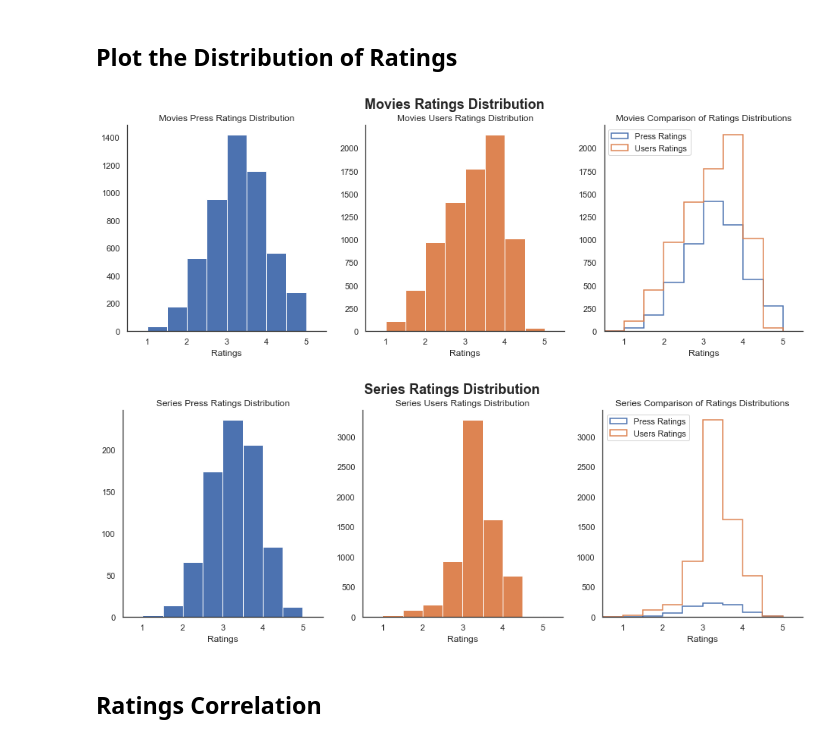
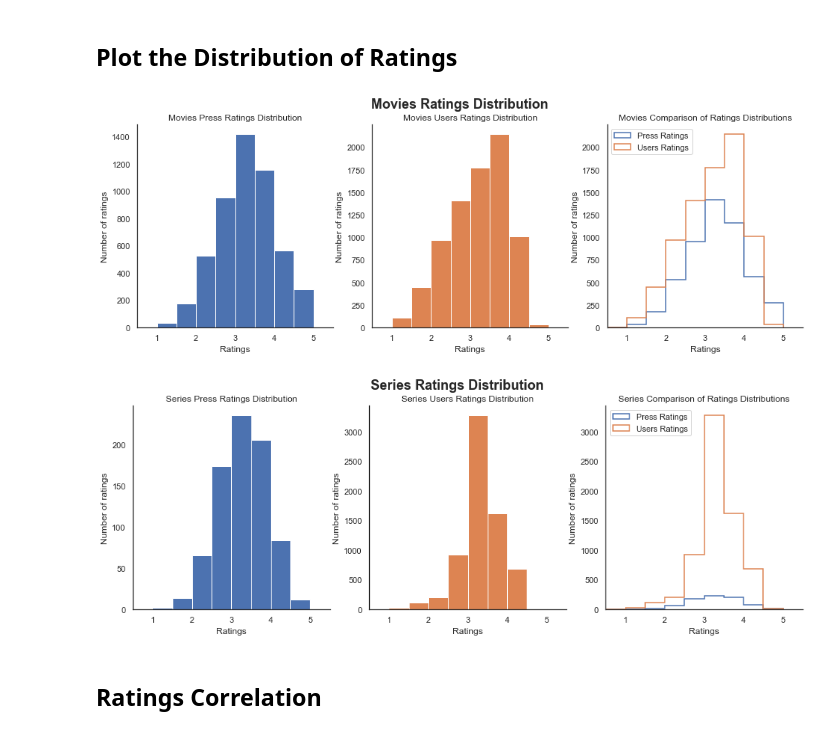
Before and after one commit to Bastien-LDC/Allocine-Recommender-System, a Jupyter notebook: Data Analysis/Allocine_Data_Analysis.ipynb, the cells around one changed output. Drawn from its saved outputs; the diff is of its cells as text; code cells hidden in the pictures.

```diff
--- a/Data Analysis/Allocine_Data_Analysis.ipynb
+++ b/Data Analysis/Allocine_Data_Analysis.ipynb
@@ -74,10 +74,10 @@ def load_csv():
     Load the csv file and return a dict of dataframes.
     '''
     root_path = f"../Saved Data/"
-    movies = pd.read_csv(f"{root_path}allocine_movies.csv")
-    series = pd.read_csv(f"{root_path}allocine_series.csv")
-    press_movies = pd.read_csv(f"{root_path}press_ratings_movies.csv")
-    press_series = pd.read_csv(f"{root_path}press_ratings_series.csv")
+    movies = pd.read_csv(f"{root_path}allocine_movies_600p.csv")
+    series = pd.read_csv(f"{root_path}allocine_series_600p.csv")
+    press_movies = pd.read_csv(f"{root_path}press_ratings_movies_600p.csv")
+    press_series = pd.read_csv(f"{root_path}press_ratings_series_600p.csv")
     user_movies = pd.read_csv(f"{root_path}user_ratings_movies.csv")
     user_series = pd.read_csv(f"{root_path}user_ratings_series.csv")
     return {"movies":movies, "series":series, "press_movies":press_movies, "press_series":press_series, "user_movies":user_movies, "user_series":user_series}
@@ -715,41 +891,43 @@ for k,v in data.items():
 ## Plot the Distribution of Ratings
 # %%
 for k,df in list(data.items())[:2]:
-    sns.set(style="white", palette="deep")
+        sns.set(style="white", palette="deep")
 
-    fig, axes = plt.subplots(1, 3, figsize = (16,5))
-    fig.suptitle(f"{k.title()} Ratings Distribution", fontsize=18, fontweight='bold')
-    ax1, ax2, ax3 = fig.axes
+        fig, axes = plt.subplots(1, 3, figsize = (16,5))
+        fig.suptitle(f"{k.title()} Ratings Distribution", fontsize=18, fontweight='bold')
+        ax1, ax2, ax3 = fig.axes
 
-    ax1.set_xlim([0.5,5.5])
-    ax2.set_xlim([0.5,5.5])
-    ax3.set_xlim([0.5,5.5])
+        ax1.set_xlim([0.5,5.5])
+        ax2.set_xlim([0.5,5.5])
+        ax3.set_xlim([0.5,5.5])
 
+        ax1.hist(df["press_rating"], bins = 10, range = (0,5), color='C0') # bin range = 1
+        ax1.set_title(f'{k.title()} Press Ratings Distribution')
+        ax1.set_xlabel('Ratings')
+        ax1.set_ylabel('Number of ratings')
 
-    ax1.hist(df["press_rating"], bins = 10, range = (0,5), color='C0') # bin range = 1
-    ax1.set_title(f'{k.title()} Press Ratings Distribution')
-    ax1.set_xlabel('Ratings')
+        ax2.hist(df["user_rating"], bins = 10, range = (0,5), color='C1') # bin range = 1
+        ax2.set_title(f'{k.title()} Users Ratings Distribution')
+        ax2.set_xlabel('Ratings')
+        ax2.set_ylabel('Number of ratings')
 
-    ax2.hist(df["user_rating"], bins = 10, range = (0,5), color='C1') # bin range = 1
-    ax2.set_title(f'{k.title()} Users Ratings Distribution')
-    ax2.set_xlabel('Ratings')
+        ax3.hist(df["press_rating"], bins = 10, range = (0,5), histtype = 'step',
+                lw=1.5, label='Press Ratings', color='C0')
+        ax3.hist(df["user_rating"], bins = 10, range = (0,5), histtype = 'step',
+                lw=1.5, label='Users Ratings', color='C1')
+        ax3.legend(loc = 'upper left')
+        ax3.set_title(f'{k.title()} Comparison of Ratings Distributions')
+        ax3.set_xlabel('Ratings')
+        ax3.set_ylabel('Number of ratings')
 
-    ax3.hist(df["press_rating"], bins = 10, range = (0,5), histtype = 'step',
-            lw=1.5, label='Press Ratings', color='C0')
-    ax3.hist(df["user_rating"], bins = 10, range = (0,5), histtype = 'step',
-            lw=1.5, label='Users Ratings', color='C1')
-    ax3.legend(loc = 'upper left')
-    ax3.set_title(f'{k.title()} Comparison of Ratings Distributions')
-    ax3.set_xlabel('Ratings')
-
-    for ax in fig.axes:
-        ax.spines['top'].set_visible(False)
-        ax.spines['right'].set_visible(False)
-    # Save the figure
-    fig.savefig(f"{k}_rating_dist.png", bbox_inches='tight', dpi=200)
+        for ax in fig.axes:
+                ax.spines['top'].set_visible(False)
+                ax.spines['right'].set_visible(False)
+        # Save the figure
+        fig.savefig(f"{k}_rating_dist.png", bbox_inches='tight', dpi=200)
 # %% [output]
-[figure, old version]
+[figure, new version]
-[figure, old version]
+[figure, new version]
 # %% [markdown]
 ## Ratings Correlation
 # %%
```
Also changed, not shown: parts of 39 cells of this notebook.
